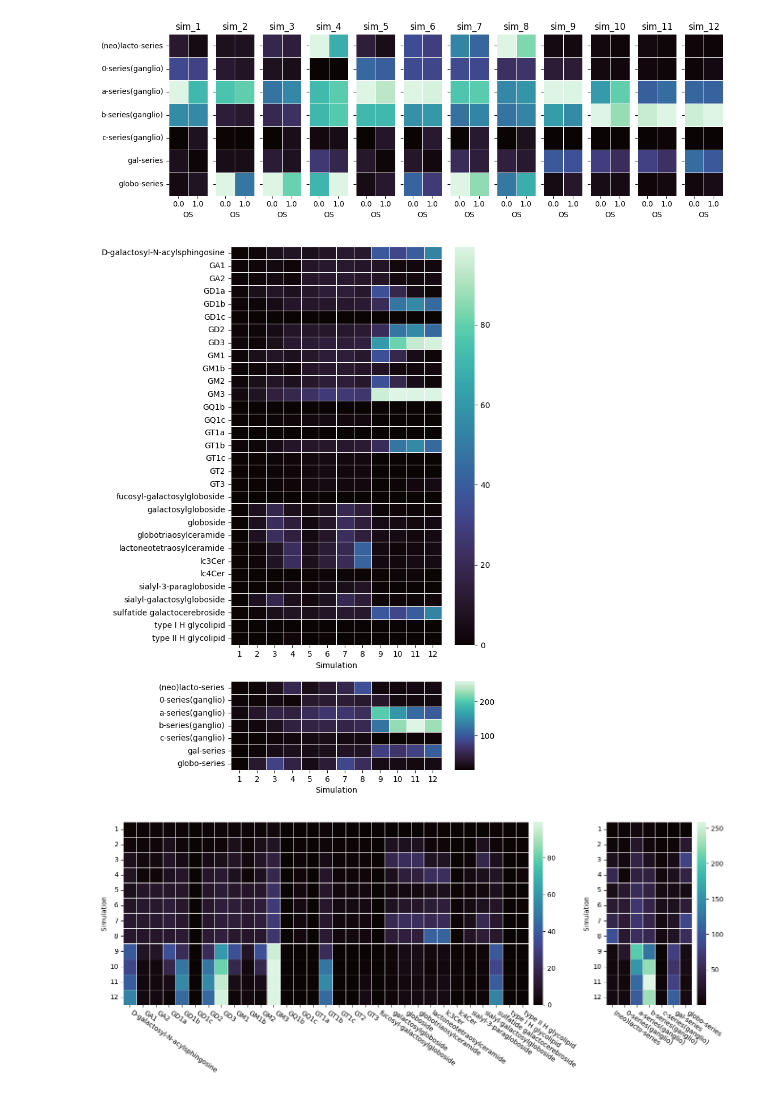
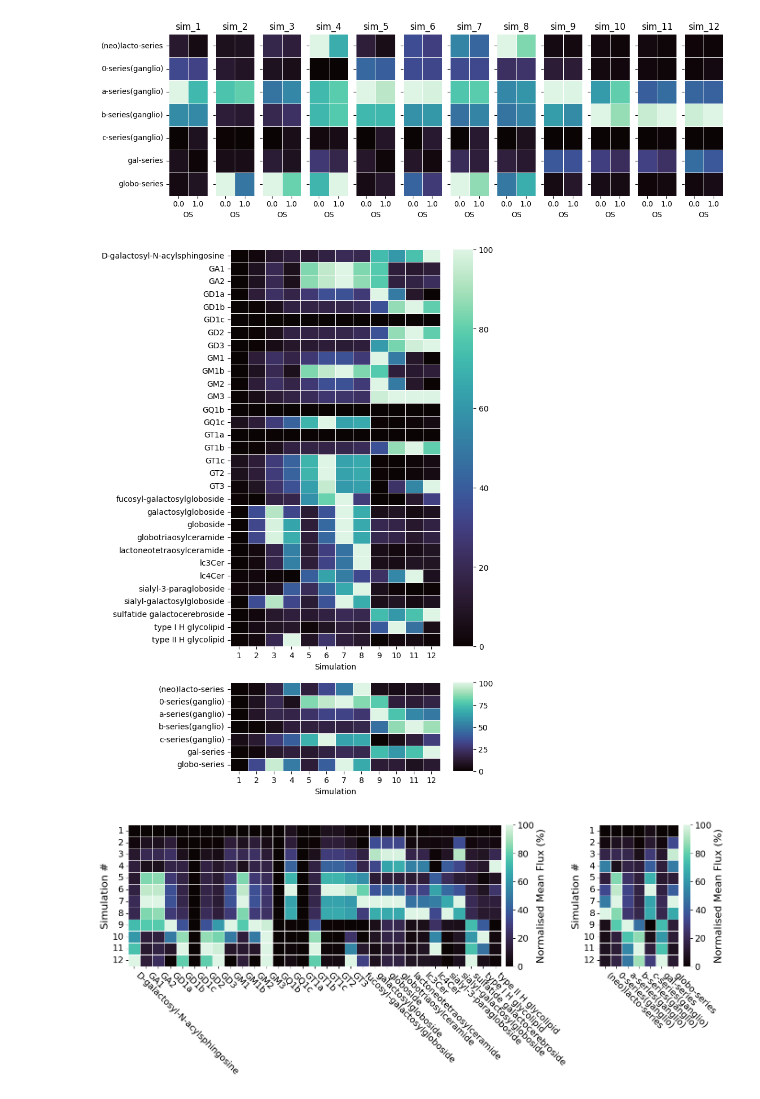
Before and after one commit to JackWJW/LGG_Prognosis_Prediction, a Jupyter notebook: Integrated_Dataset_Tidying.ipynb, the cells around one changed output. Drawn from its saved outputs; the diff is of its cells as text; code cells hidden in the pictures.

```diff
--- a/Integrated_Dataset_Tidying.ipynb
+++ b/Integrated_Dataset_Tidying.ipynb
@@ -137,32 +113,57 @@ for keys, df in df_dict.items():
     grouped_dict_2[keys] = df
 
 sims_series_df = pd.concat(grouped_dict_2.values(),axis=0)
+# %%
+from sklearn.preprocessing import MinMaxScaler
+sims_lipid_plot = sims_lipid_df.groupby("Simulation").mean()
+sims_series_plot = sims_series_df.groupby("Simulation").mean()
+
+sims_lipid_plot[['D-galactosyl-N-acylsphingosine','GA1','GA2','GD1a','GD1b','GD1c','GD2','GD3','GM1',
+                'GM1b','GM2','GM3','GQ1b','GQ1c','GT1a','GT1b','GT1c','GT2','GT3','fucosyl-galactosylgloboside',
+                'galactosylgloboside','globoside','globotriaosylceramide','lactoneotetraosylceramide','lc3Cer','lc4Cer',
+                'sialyl-3-paragloboside','sialyl-galactosylgloboside','sulfatide galactocerebroside','type I H glycolipid','type II H glycolipid']] = MinMaxScaler(feature_range=(0,100)).fit_transform(
+                    sims_lipid_plot[['D-galactosyl-N-acylsphingosine','GA1','GA2','GD1a','GD1b','GD1c','GD2','GD3','GM1',
+                'GM1b','GM2','GM3','GQ1b','GQ1c','GT1a','GT1b','GT1c','GT2','GT3','fucosyl-galactosylgloboside',
+                'galactosylgloboside','globoside','globotriaosylceramide','lactoneotetraosylceramide','lc3Cer','lc4Cer',
+                'sialyl-3-paragloboside','sialyl-galactosylgloboside','sulfatide galactocerebroside','type I H glycolipid','type II H glycolipid']])
+sims_series_plot[['(neo)lacto-series','0-series(ganglio)','a-series(ganglio)','b-series(ganglio)','c-series(ganglio)','gal-series','globo-series']] = MinMaxScaler(feature_range=(0,100)).fit_transform(
+    sims_series_plot[['(neo)lacto-series','0-series(ganglio)','a-series(ganglio)','b-series(ganglio)','c-series(ganglio)','gal-series','globo-series']])
 # %%
 from matplotlib import gridspec
 fig = plt.figure(figsize=(6,12))
 spec = gridspec.GridSpec(ncols=1, nrows=2,
                          hspace=0.15, height_ratios=[4.5, 1])
 ax0 = fig.add_subplot(spec[0])
-sns.heatmap(sims_lipid_df.groupby("Simulation").mean().T,cmap='mako',linewidth=0.5,ax=ax0)
+sns.heatmap(sims_lipid_plot.T,cmap='mako',linewidth=0.5,ax=ax0)
 ax1 = fig.add_subplot(spec[1])
-sns.heatmap(sims_series_df.groupby("Simulation").mean().T,cmap='mako',linewidth=0.5,ax=ax1,cbar_kws={"aspect":4.5})
+sns.heatmap(sims_series_plot.T,cmap='mako',linewidth=0.5,ax=ax1,cbar_kws={"aspect":4.5})
 
 plt.show()
 # %% [output]
-[figure, old version]
+[figure, new version]
 # %%
 from matplotlib import gridspec
-fig = plt.figure(figsize=(16,5))
+fig = plt.figure(figsize=(16,4))
 spec = gridspec.GridSpec(ncols=2, nrows=1,
-                         wspace=0, width_ratios=[4.5, 1])
+                         wspace=0.1, width_ratios=[4.5, 1])
 ax0 = fig.add_subplot(spec[0])
-sns.heatmap(sims_lipid_df.groupby("Simulation").mean(),cmap='mako',linewidth=0.5,ax=ax0,cbar_kws={"pad": 0.01})
+ax0 = sns.heatmap(sims_lipid_plot,cmap='mako',linewidth=0.5,ax=ax0,cbar_kws={"pad": 0.01,"label":"Normalised Mean Flux (%)"})
 plt.yticks(rotation=0)
-plt.xticks(rotation=-35,ha='left')
+plt.xticks(rotation=-45,ha='left')
+ax0.tick_params(axis='both',labelsize=14)
+ax0.set_ylabel("Simulation #",fontsize=16)
 ax1 = fig.add_subplot(spec[1])
-sns.heatmap(sims_series_df.groupby("Simulation").mean(),cmap='mako',linewidth=0.5,ax=ax1,cbar_kws={"pad": 0.05})
+cbar = ax0.collections[0].colorbar
+cbar.ax.tick_params(labelsize=14)
+cbar.ax.set_ylabel("Normalised Mean Flux (%)",fontsize=16)
+ax1 = sns.heatmap(sims_series_plot,cmap='mako',linewidth=0.5,ax=ax1,cbar_kws={"pad": 0.05,"label":"Normalised Mean Flux (%)"})
 plt.yticks(rotation=0)
-plt.xticks(rotation=-35,ha='left')
+plt.xticks(rotation=-45,ha='left')
+ax1.tick_params(axis='both',labelsize=14)
+ax1.set_ylabel("Simulation #",fontsize=16)
+cbar1 = ax1.collections[0].colorbar
+cbar1.ax.tick_params(labelsize=14)
+cbar1.ax.set_ylabel("Normalised Mean Flux (%)",fontsize=16)
 plt.show()
 # %% [output]
-[figure, old version]
+[figure, new version]
```
Also changed, not shown: parts of 3 cells of this notebook, 1 other file.
